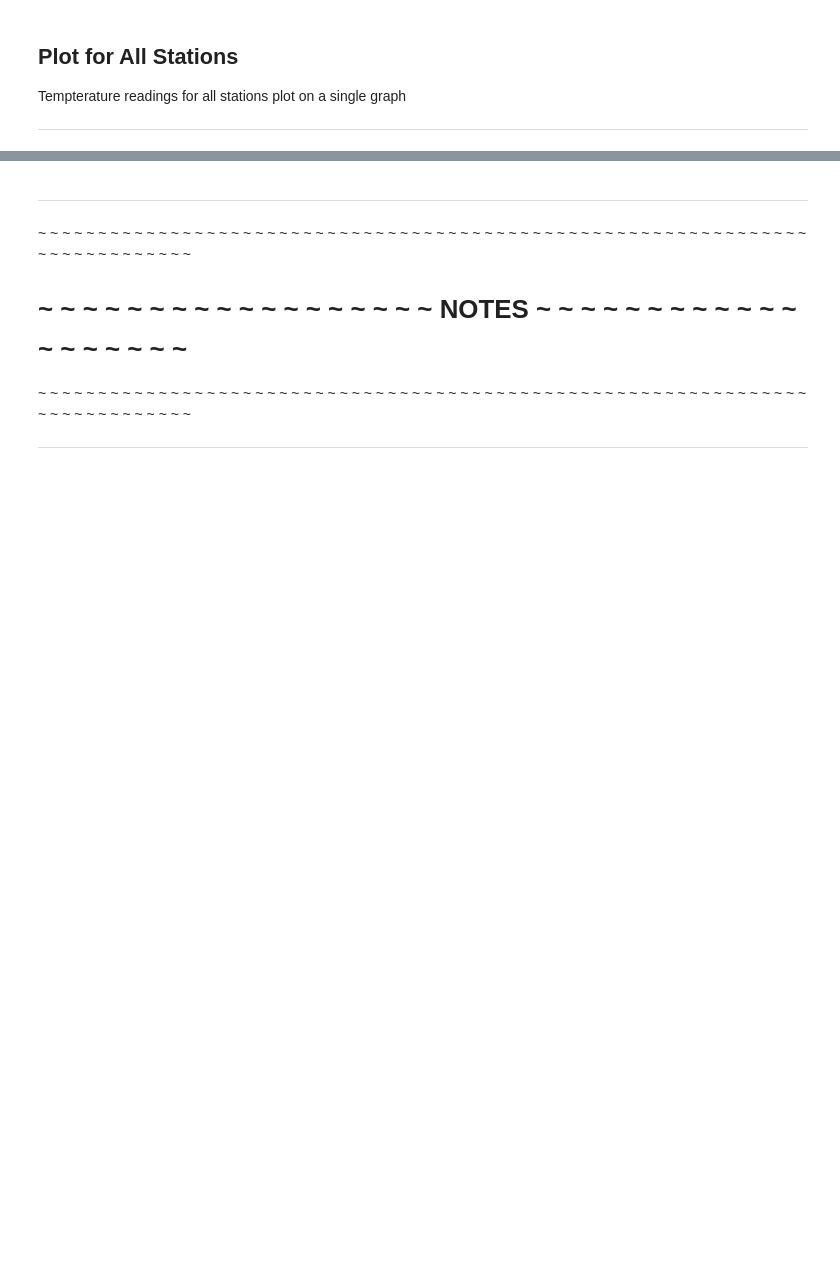
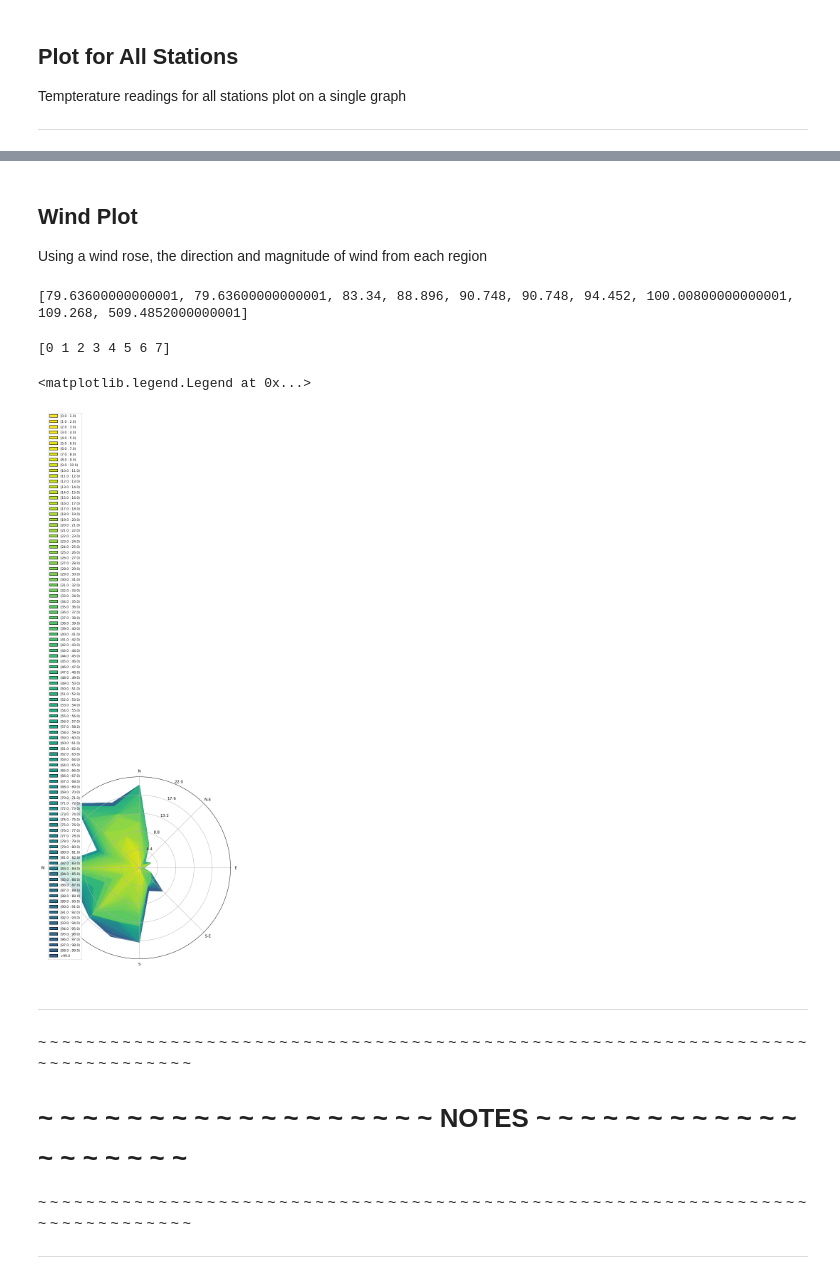
Before and after one commit to lck3nny/AuroraBC, a Jupyter notebook: Scraper/Scraper.ipynb, the cells around one changed output, grey strips where cells are left out. Saved outputs shown, nothing was run; the diff lists cells and outputs as text; code cells hidden in the pictures; blank space fills up the shorter version.

Commit message:
added wind rose plot for vernon

```diff
--- a/Scraper/Scraper.ipynb
+++ b/Scraper/Scraper.ipynb
@@ -408,3 +411,34 @@ plt.show()
+# %% [markdown]
+## Wind Plot
+Using a wind rose, the direction and magnitude of wind from each region
+# %%
+wd = df[df['Station'] == "Vernon"]['Wind_Direction'].to_list()
+ws = df[df['Station'] == "Vernon"]['Wind_Speed'].to_list()
+# %%
+print(sorted(ws[-10:]))
+# %% [output]
+[79.63600000000001, 79.63600000000001, 83.34, 88.896, 90.748, 90.748, 94.452, 100.00800000000001, 109.268, 509.4852000000001]
+# %%
+print(np.arange(0, 8, 1))
+# %% [output]
+[0 1 2 3 4 5 6 7]
+# %%
+# Function to truncate a colormap
+# Can be used to remove white / black bookended values
+def truncate_colormap(cmap, minval=0.0, maxval=1.0, n=100):
+    new_cmap = colors.LinearSegmentedColormap.from_list(
+        'trunc({n},{a:.2f},{b:.2f})'.format(n=cmap.name, a=minval, b=maxval),
+        cmap(np.linspace(minval, maxval, n)))
+    return new_cmap
+# %%
+cmap = cm.viridis_r
+cmap = truncate_colormap(cmap, minval=0, maxval=0.7)
+ax = WindroseAxes.from_ax()
+ax.contourf(wd, ws, bins=np.arange(0, 100, 1), cmap=cmap)
+ax.set_legend()
+# %% [output]
+<matplotlib.legend.Legend at 0x...>
+[figure, added]
 # %% [markdown]
 - - - - - - - - - - - - - - - - - - - - - - - - - - - - - - - -
 ~ ~ ~ ~ ~ ~ ~ ~ ~ ~ ~ ~ ~ ~ ~ ~ ~ ~ ~ ~ ~ ~ ~ ~ ~ ~ ~ ~ ~ ~ ~ ~ ~ ~ ~ ~ ~ ~ ~ ~ ~ ~ ~ ~ ~ ~ ~ ~ ~ ~ ~ ~ ~ ~ ~ ~ ~ ~ ~ ~ ~ ~ ~ ~ ~ ~ ~ ~ ~ ~ ~ ~ ~ ~ ~ ~ ~
```
Also changed, not shown: parts of 3 cells of this notebook.
